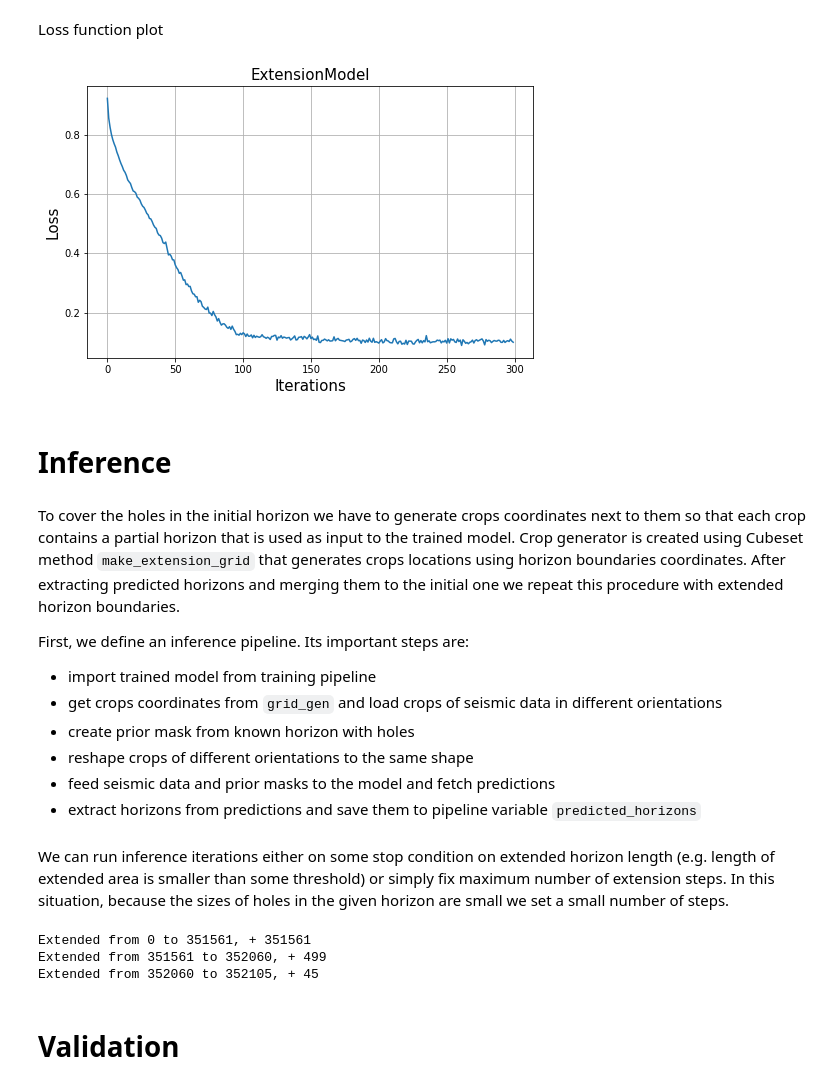
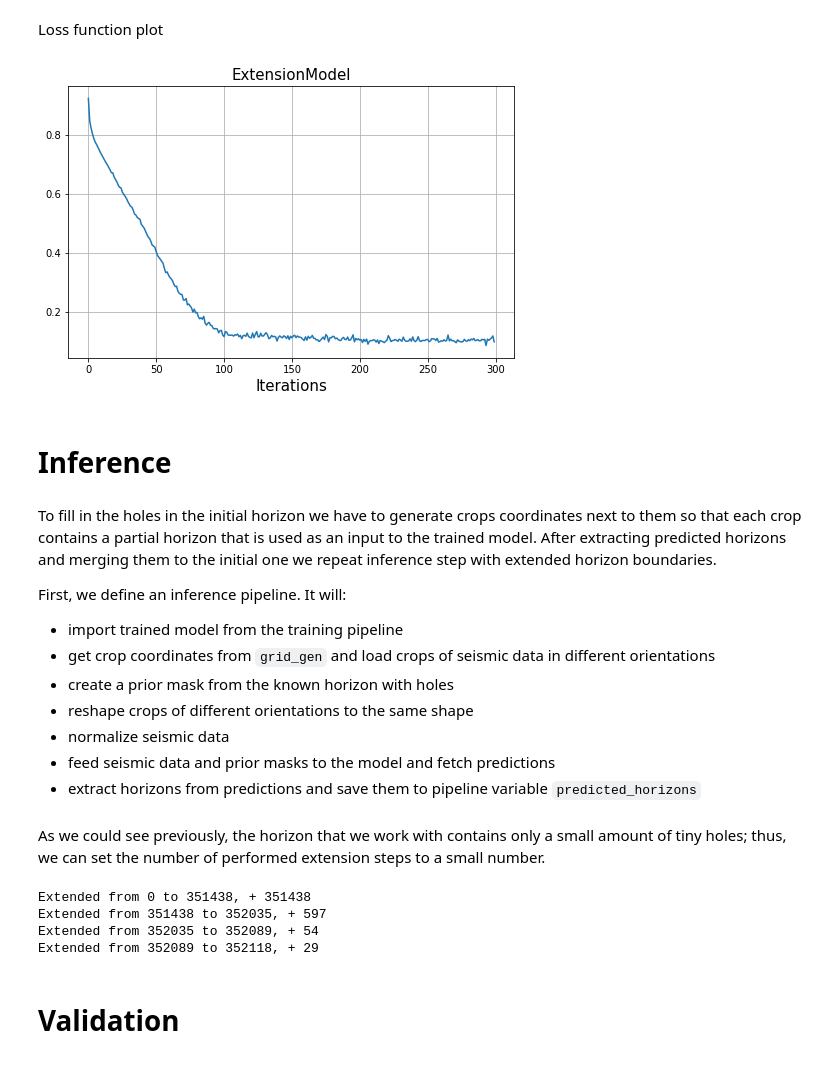
Before and after one commit to vodun/seismiqb, a Jupyter notebook: models/Horizon extrapolation/Horizon_extension.ipynb, the cells around one changed output. Drawn from its saved outputs; the diff is of its cells as text; code cells hidden in the pictures.

```diff
--- a/models/Horizon extrapolation/Horizon_extension.ipynb
+++ b/models/Horizon extrapolation/Horizon_extension.ipynb
@@ -234,20 +232,21 @@ training_pipeline.run(D('size'), n_iters=NUM_ITERS, bar='n')
 # %% [markdown]
 Loss function plot
 # %%
-plot_loss(training_pipeline.v('loss_history'), ylabel='Loss', title='ExtensionModel')
+plot_loss(training_pipeline.v('loss_history'), ylabel='', title='ExtensionModel')
 # %% [output]
-[figure, old version]
+[figure, new version]
 # %% [markdown]
 # Inference
 # %% [markdown]
-To cover the holes in the initial horizon we have to generate crops coordinates next to them so that each crop contains a partial horizon that is used as input to the trained model. Crop generator is created using Cubeset method `make_extension_grid` that generates crops locations using horizon boundaries coordinates. After extracting predicted horizons and merging them to the initial one we repeat this procedure with extended horizon boundaries.
+To fill in the holes in the initial horizon we have to generate crops coordinates next to them so that each crop contains a partial horizon that is used as an input to the trained model. After extracting predicted horizons and merging them to the initial one we repeat inference step with extended horizon boundaries.
 
 
-First, we define an inference pipeline. Its important steps are:
-- import trained model from training pipeline
-- get crops coordinates from `grid_gen` and load crops of seismic data in different orientations
-- create prior mask from known horizon with holes
+First, we define an inference pipeline. It will:
+- import trained model from the training pipeline
+- get crop coordinates from `grid_gen` and load crops of seismic data in different orientations
+- create a prior mask from the known horizon with holes
 - reshape crops of different orientations to the same shape
+- normalize seismic data
 - feed seismic data and prior masks to the model and fetch predictions
 - extract horizons from predictions and save them to pipeline variable `predicted_horizons`
 # %%
@@ -276,46 +277,55 @@ inference_pipeline = (
-# %% [markdown]
-We can run inference iterations either on some stop condition on extended horizon length (e.g. length of extended area is smaller than some threshold) or simply fix maximum number of extension steps. In this situation, because the sizes of holes in the given horizon are small we set a small number of steps.
+# %% [markdown]
+As we could see previously, the horizon that we work with contains only a small amount of tiny holes; thus, we can set the number of performed extension steps to a small number.
 # %%
+initial_horizon = copy(dataset.labels[0][0])
 prev_len = 0
-pred_horizon = copy(dataset.labels[dataset.indices[0]][0])
 
 for _ in tqdm_notebook(range(N_STEPS)):
-    # to get crop locations generator we provide batch size, crop shape and stride
-    # that corresponds to the overlap size of neighbouring crops
+
+    # Create generator of crops locations near horizon boundaries
     dataset.make_extension_grid(dataset.indices[0],
                                 crop_shape=CROP_SHAPE,
-                                stride=STRIDE,
-                                labels_src=pred_horizon,
-                                batch_size=BATCH_SIZE * 2)
+                                stride=STRIDE, # Overlap size of neighbouring crops
+                                labels_src='labels',
+                                batch_size=BATCH_SIZE * 4) # Prediction-time, we can enlarge batch size
 
-    # Add current horizon to dataset labels in order to make create_masks work
-    dataset.labels[dataset.indices[0]] = [pred_horizon]
+    try:
 
-    inference_pipeline = (inference_pipeline << dataset)
-    try:
+        # Run inference pipeline for all generated crops
         for _ in range(dataset.grid_iters):
             inference_pipeline.next_batch(1, n_epochs=None)
+
     except TypeError:
-        # no additional predicts
+
+        # No additional predicts
         break
 
+    # Merge horizons extracted from predicted masks to the initial one
     horizons = [*inference_pipeline.v('predicted_horizons')]
     for hor in horizons:
-        merge_code, _ = Horizon.verify_merge(pred_horizon, hor,
-                                             mean_threshold=5.5,
-                                             adjacency=5)
+
+        # Check if the horizon can be merged
+        merge_code, _ = Horizon.verify_merge(dataset.labels[0][0], hor,
+                                             mean_threshold=5.5, adjacency=5)
+
+        # Merge
         if merge_code == 3:
-            _ = pred_horizon.overlap_merge(hor, inplace=True)
+            _ = dataset.labels[0][0].overlap_merge(hor, inplace=True)
 
-    curr_len = len(pred_horizon)
+
+    curr_len = len(dataset.labels[0][0])
+
+    # Break if the length of extended area is too small
     if (curr_len - prev_len) < 5:
         break
+
     print(f'Extended from {prev_len} to {curr_len}, + {curr_len - prev_len}')
     prev_len = curr_len
 # %% [output]
-Extended from 0 to 351561, + 351561
-Extended from 351561 to 352060, + 499
-Extended from 352060 to 352105, + 45
+Extended from 0 to 351438, + 351438
+Extended from 351438 to 352035, + 597
+Extended from 352035 to 352089, + 54
+Extended from 352089 to 352118, + 29
 # %% [markdown]
 # Validation
 # %% [markdown]
```
Also changed, not shown: parts of 24 cells of this notebook.
